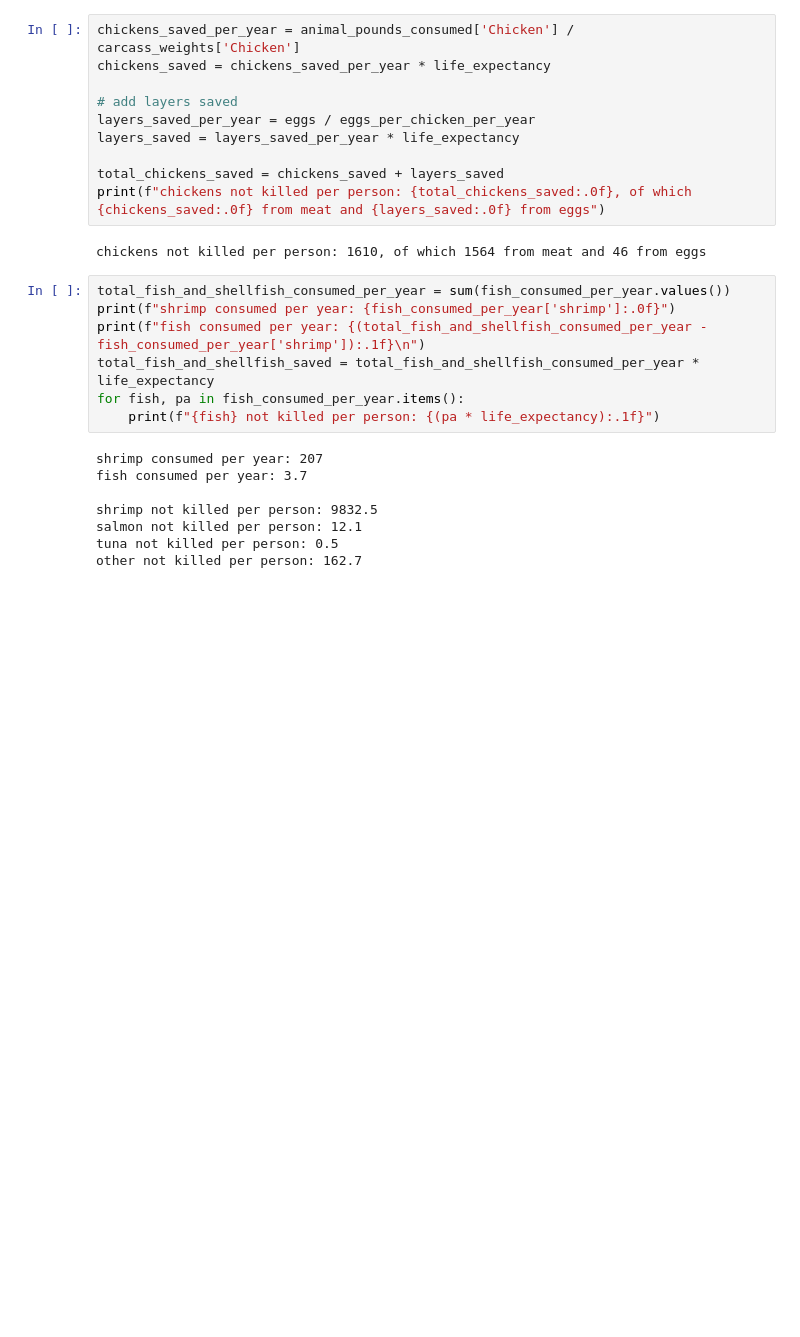
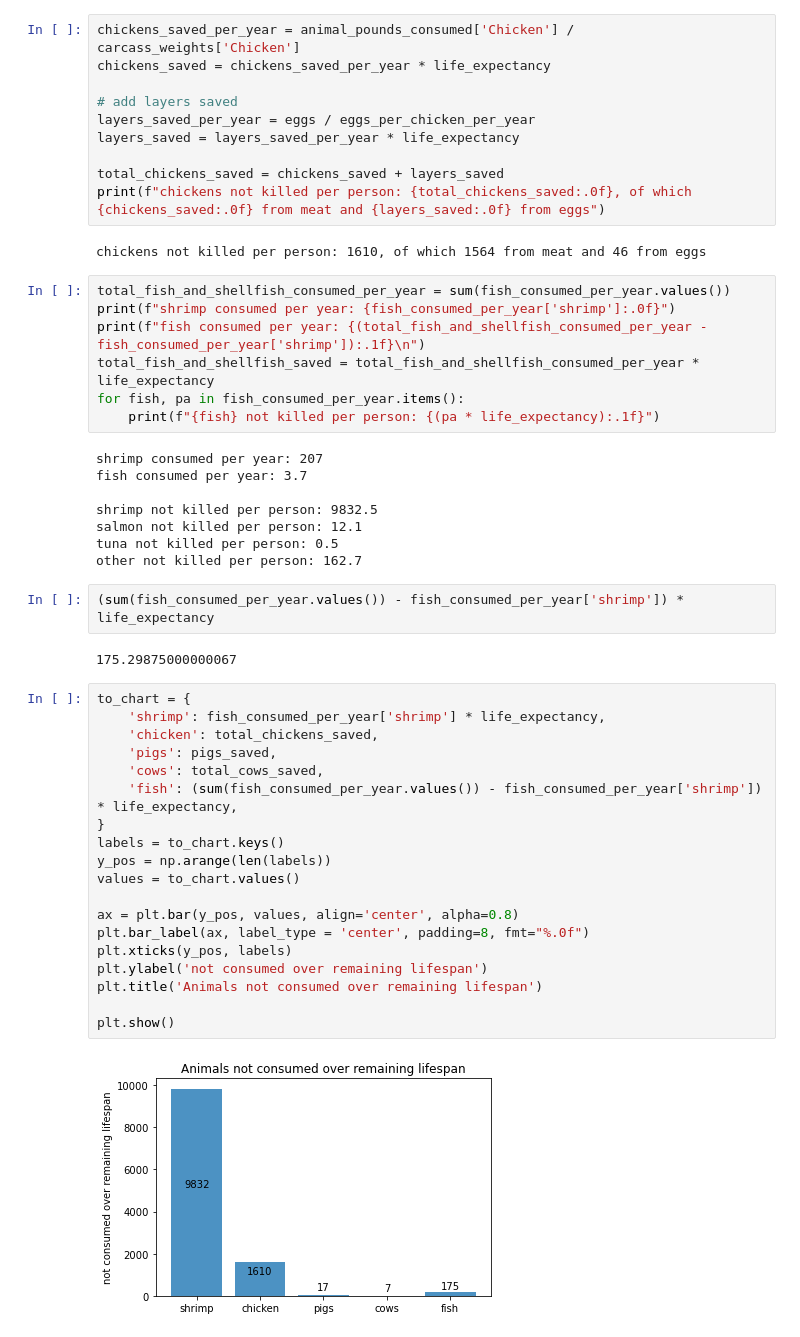
Before and after one commit to AlistairHaimes/one-more-vegan, a Jupyter notebook: animals saved by one less human eating animal products.ipynb, the cells around one changed output. Saved outputs shown, nothing was run; the diff lists cells and outputs as text; blank space fills up the shorter version.

Commit message:
added final chart for total animals saved over remaining lifespan

```diff
--- a/animals saved by one less human eating animal products.ipynb
+++ b/animals saved by one less human eating animal products.ipynb
@@ -212,3 +212,28 @@ shrimp not killed per person: 9832.5
 salmon not killed per person: 12.1
 tuna not killed per person: 0.5
 other not killed per person: 162.7
+# %%
+(sum(fish_consumed_per_year.values()) - fish_consumed_per_year['shrimp']) * life_expectancy
+# %% [output]
+175.29875000000067
+# %%
+to_chart = {
+    'shrimp': fish_consumed_per_year['shrimp'] * life_expectancy,
+    'chicken': total_chickens_saved,
+    'pigs': pigs_saved,
+    'cows': total_cows_saved,
+    'fish': (sum(fish_consumed_per_year.values()) - fish_consumed_per_year['shrimp']) * life_expectancy,
+}
+labels = to_chart.keys()
+y_pos = np.arange(len(labels))
+values = to_chart.values()
+
+ax = plt.bar(y_pos, values, align='center', alpha=0.8)
+plt.bar_label(ax, label_type = 'center', padding=8, fmt="%.0f")
+plt.xticks(y_pos, labels)
+plt.ylabel('not consumed over remaining lifespan')
+plt.title('Animals not consumed over remaining lifespan')
+
+plt.show()
+# %% [output]
+[figure, added]
```
Also changed, not shown: parts of 2 cells of this notebook.
